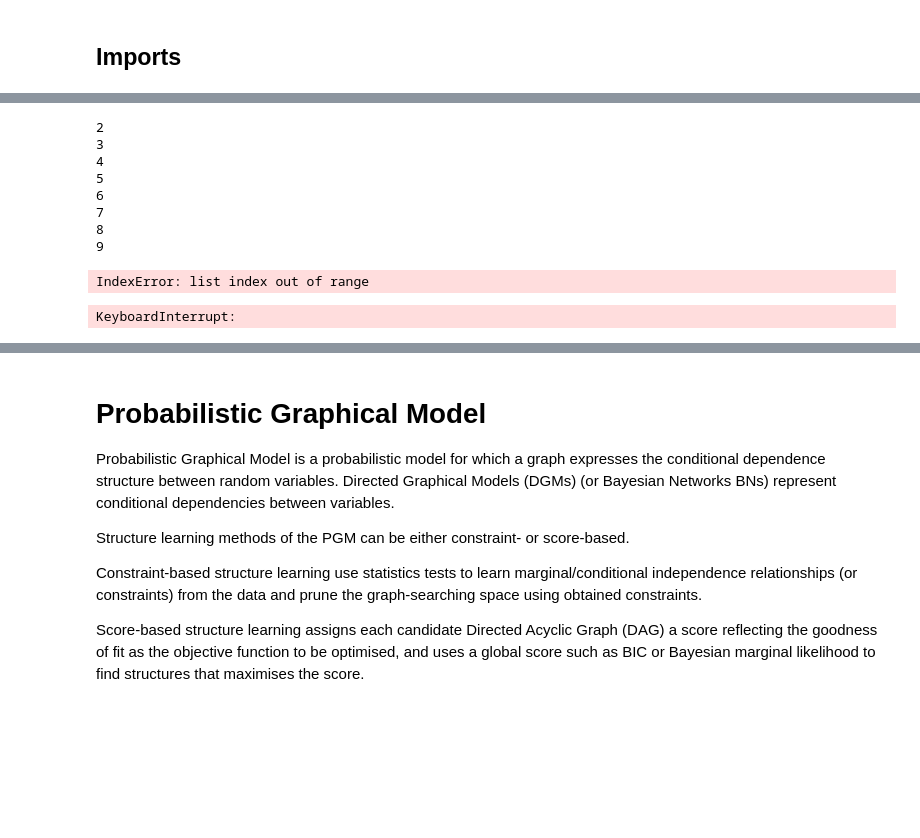
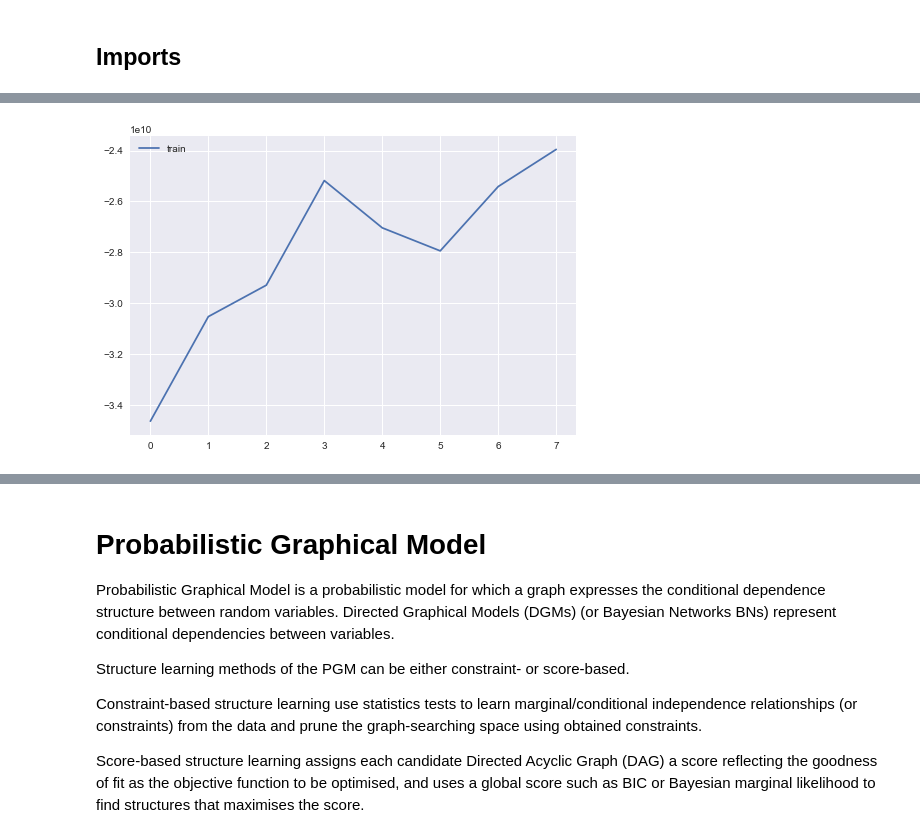
Before and after one commit to jetnew/Simkit, a Jupyter notebook: dev.ipynb, the cells around one changed output, grey strips where cells are left out. Cells and saved outputs as stored; diff of their text form; code cells hidden in the pictures; blank space fills up the shorter version.

Commit message:
Included new dataset

```diff
--- a/dev.ipynb
+++ b/dev.ipynb
@@ -260,9 +255,9 @@ for epoch in range(EPOCHS):
     for data in dataset:
         train_step(data)
 # %%
-def train_model(n_components, dataset):
-    # A GMM with n components in 2 dimensions
-    model = GaussianMixtureModel(n_components, 2)
+def train_model(c):
+    d = 2
+    model = GaussianMixtureModel(c, d)
 
     # Use the Adam optimizer
     optimizer = tf.keras.optimizers.Adam(lr=1e-3)
@@ -282,27 +277,16 @@ def train_model(n_components, dataset):
     for epoch in range(EPOCHS):
         for data in dataset:
             train_step(data)
-
     return model
-# %%
-ll_kl = []
-for i in range(2,10):
-    print(i)
-    ll_kl.append(train_model(i, dataset)(X))
-# %% [output]
-2
-3
-4
-5
-6
-7
-8
-9
-# %%
-plt.plot([sum(ll_kl[i][0]) for i in range(2,10)])
-# %% [output]
-IndexError: list index out of range
-# %%
-ll = [train_model(i, dataset)(X) for i in range(2,10)]
-# %% [output]
-KeyboardInterrupt:
+# %%
+models = [train_model(i) for i in range(2,10)]
+lls = [sum(m.get_losses(X)[0].numpy()) for m in models]
+kls = [m.get_losses(X)[1].numpy() for m in models]
+elbos = [m.get_losses(X)[2].numpy() for m in models]
+
+plt.plot(lls, label='train')
+# plt.plot(, label='test')
+plt.legend(loc='best')
+plt.show()
+# %% [output]
+[figure, added]
```
Also changed, not shown: parts of 15 cells of this notebook.
